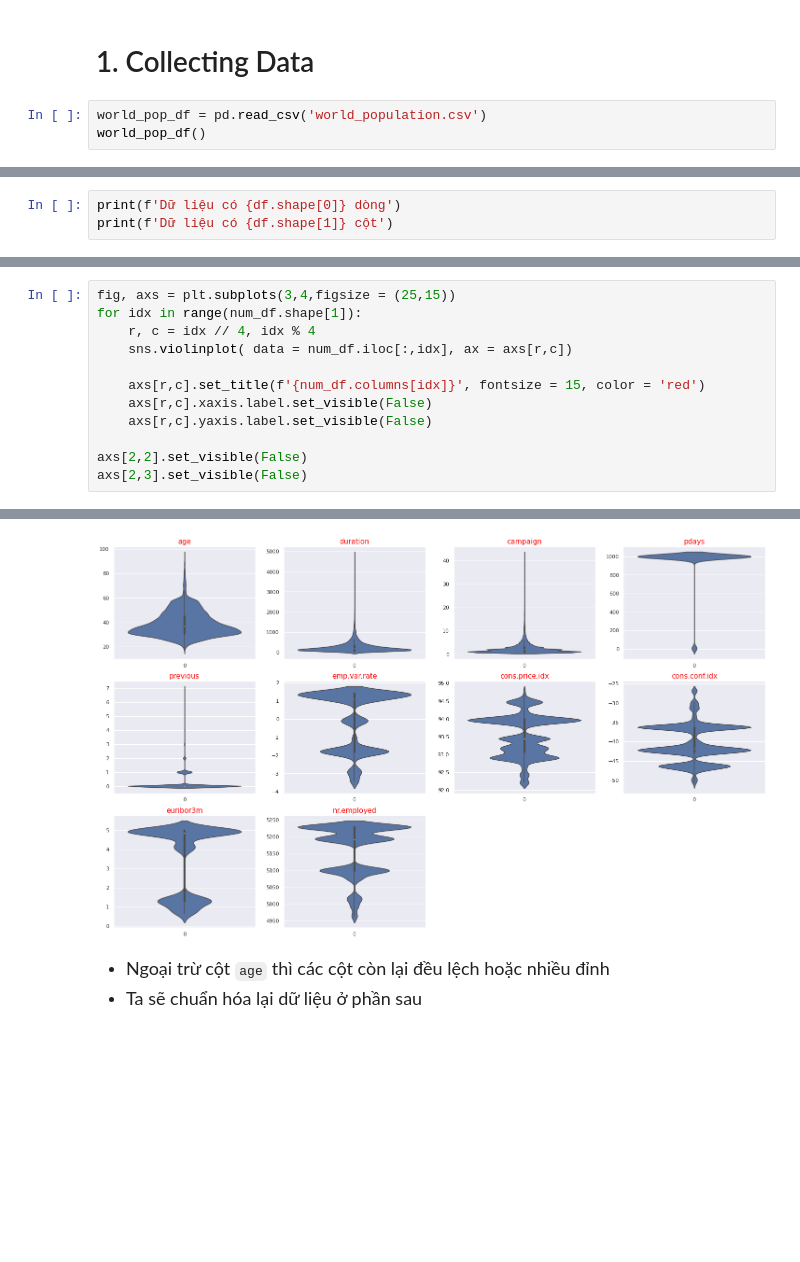
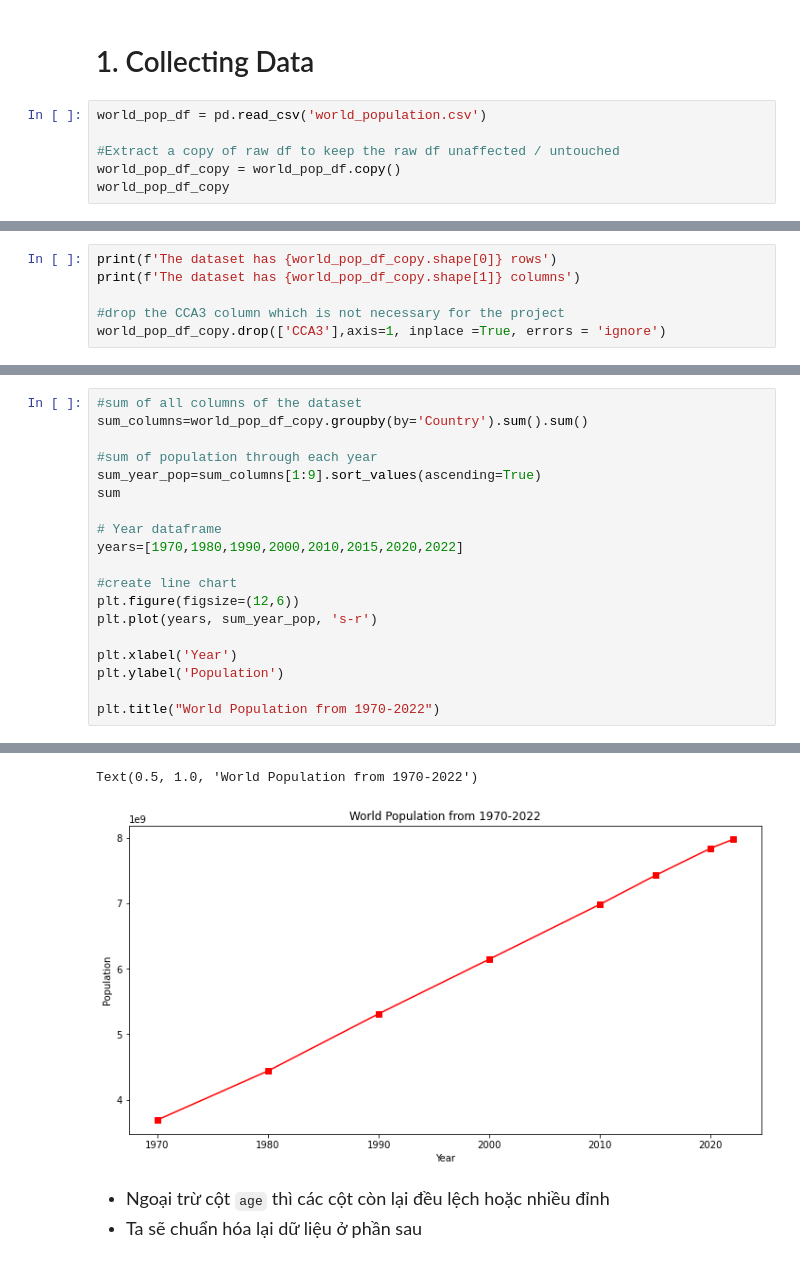
Before and after one commit to bkdnltc2002/bkdnltc2002, a Jupyter notebook: World_population/Source.ipynb, the cells around one changed output, grey strips where cells are left out. Cells and saved outputs as stored; diff of their text form; blank space fills up the shorter version.

```diff
--- a/World_population/Source.ipynb
+++ b/World_population/Source.ipynb
@@ -33,5 +33,8 @@ import matplotlib.pyplot as plt
 # 1. Collecting Data
 # %%
 world_pop_df = pd.read_csv('world_population.csv')
-world_pop_df()
+
+#Extract a copy of raw df to keep the raw df unaffected / untouched
+world_pop_df_copy = world_pop_df.copy()
+world_pop_df_copy
 # %% [output]
@@ -41,4 +56,7 @@ TypeError: 'DataFrame' object is not callable
 # %%
-print(f'Dữ liệu có {df.shape[0]} dòng')
-print(f'Dữ liệu có {df.shape[1]} cột')
+print(f'The dataset has {world_pop_df_copy.shape[0]} rows')
+print(f'The dataset has {world_pop_df_copy.shape[1]} columns')
+
+#drop the CCA3 column which is not necessary for the project
+world_pop_df_copy.drop(['CCA3'],axis=1, inplace =True, errors = 'ignore')
 # %% [output]
@@ -130,13 +138,20 @@ num_df.describe()
 # %%
-fig, axs = plt.subplots(3,4,figsize = (25,15))
-for idx in range(num_df.shape[1]):
-    r, c = idx // 4, idx % 4
-    sns.violinplot( data = num_df.iloc[:,idx], ax = axs[r,c])
+#sum of all columns of the dataset
+sum_columns=world_pop_df_copy.groupby(by='Country').sum().sum()
 
-    axs[r,c].set_title(f'{num_df.columns[idx]}', fontsize = 15, color = 'red')
-    axs[r,c].xaxis.label.set_visible(False)
-    axs[r,c].yaxis.label.set_visible(False)
+#sum of population through each year
+sum_year_pop=sum_columns[1:9].sort_values(ascending=True)
+sum
 
-axs[2,2].set_visible(False)
-axs[2,3].set_visible(False)
+# Year dataframe
+years=[1970,1980,1990,2000,2010,2015,2020,2022]
+
+#create line chart
+plt.figure(figsize=(12,6))
+plt.plot(years, sum_year_pop, 's-r')
+
+plt.xlabel('Year')
+plt.ylabel('Population')
+
+plt.title("World Population from 1970-2022")
 # %% [output]
@@ -143,4 +172,5 @@ axs[2,3].set_visible(False)
+Text(0.5, 1.0, 'World Population from 1970-2022')
-[figure, old version]
+[figure, new version]
 # %% [markdown]
 - <font size = '4'> Ngoại trừ cột `age` thì các cột còn lại đều lệch hoặc nhiều đỉnh </font>
 - <font size = '4'>Ta sẽ chuẩn hóa lại dữ liệu ở phần sau </font>
```
Also changed, not shown: parts of 21 cells of this notebook.
